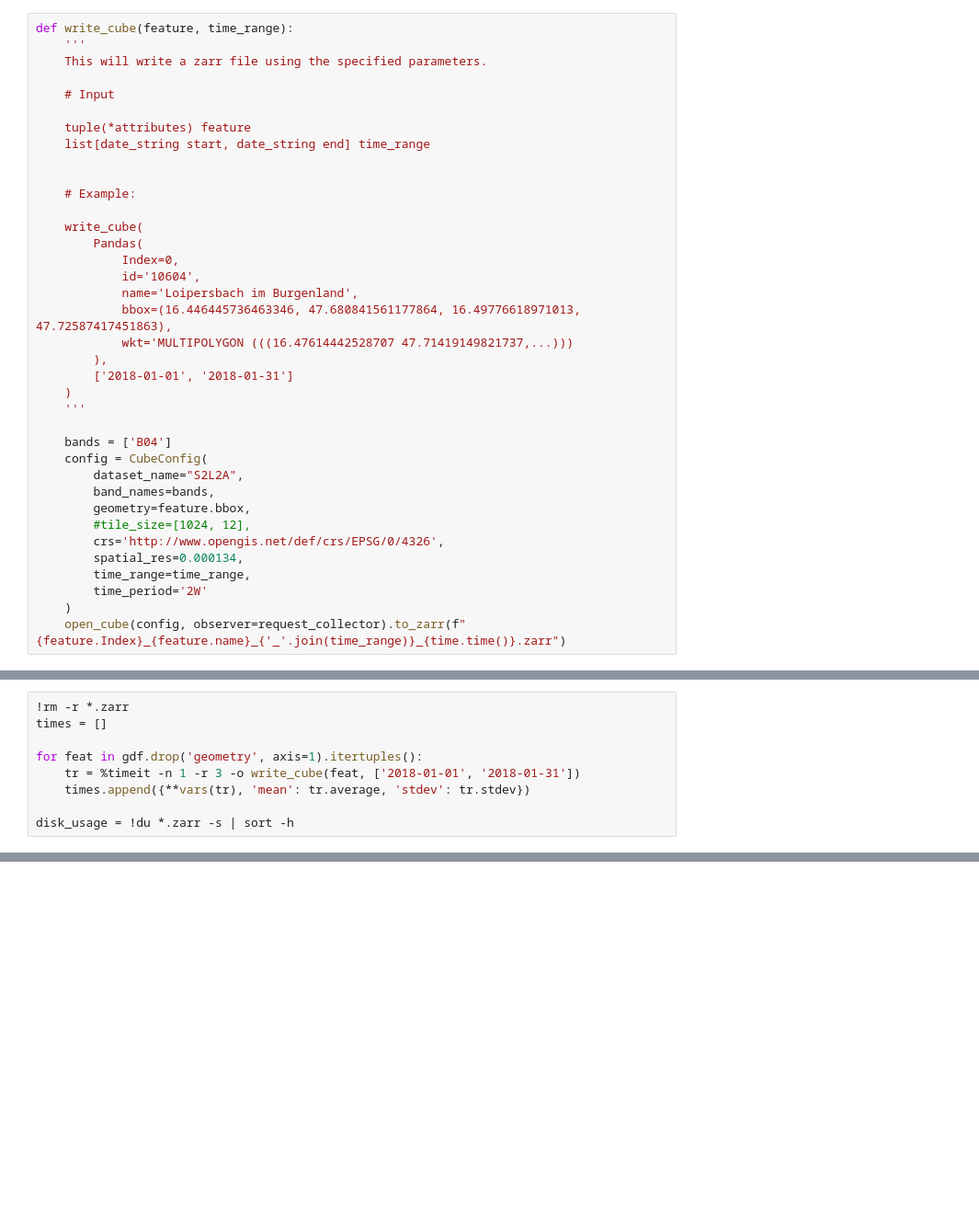
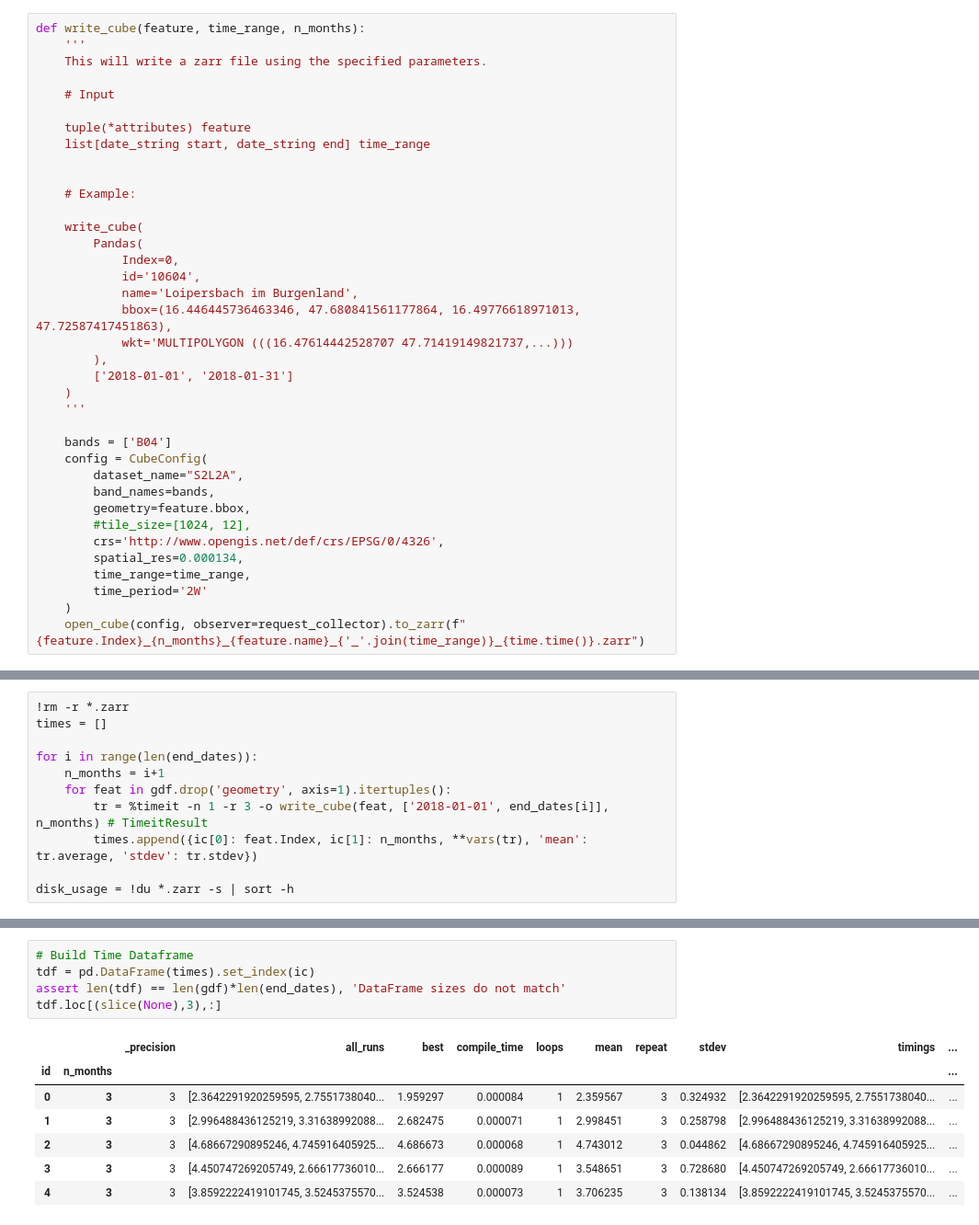
Before and after one commit to StefanBrand/masterdatacube, a Jupyter notebook: mdc_experiment.ipynb, the cells around one changed output, grey strips where cells are left out. Shown at 92% size. Saved outputs shown, nothing was run; the diff lists cells and outputs as text; blank space fills up the shorter version.

```diff
--- a/mdc_experiment.ipynb
+++ b/mdc_experiment.ipynb
@@ -34,5 +41,5 @@ gdf['area'] = pd.concat([area_25832,area_25833])
 # %%
-def write_cube(feature, time_range):
+def write_cube(feature, time_range, n_months):
     '''
     This will write a zarr file using the specified parameters.
 
@@ -67,4 +74,4 @@ def write_cube(feature, time_range):
         time_range=time_range,
         time_period='2W'
     )
-    open_cube(config, observer=request_collector).to_zarr(f"{feature.Index}_{feature.name}_{'_'.join(time_range)}_{time.time()}.zarr")
+    open_cube(config, observer=request_collector).to_zarr(f"{feature.Index}_{n_months}_{feature.name}_{'_'.join(time_range)}_{time.time()}.zarr")
@@ -72,9 +81,11 @@ def write_cube(feature, time_range):
 !rm -r *.zarr
 times = []
 
-for feat in gdf.drop('geometry', axis=1).itertuples():
-    tr = %timeit -n 1 -r 3 -o write_cube(feat, ['2018-01-01', '2018-01-31'])
-    times.append({**vars(tr), 'mean': tr.average, 'stdev': tr.stdev})
+for i in range(len(end_dates)):
+    n_months = i+1
+    for feat in gdf.drop('geometry', axis=1).itertuples():
+        tr = %timeit -n 1 -r 3 -o write_cube(feat, ['2018-01-01', end_dates[i]], n_months) # TimeitResult
+        times.append({ic[0]: feat.Index, ic[1]: n_months, **vars(tr), 'mean': tr.average, 'stdev': tr.stdev})
 
 disk_usage = !du *.zarr -s | sort -h
 # %% [output]
@@ -146,0 +142,13 @@ gdf
+# %%
+# Build Time Dataframe
+tdf = pd.DataFrame(times).set_index(ic)
+assert len(tdf) == len(gdf)*len(end_dates), 'DataFrame sizes do not match'
+tdf.loc[(slice(None),3),:]
+# %% [output]
+|  |  | _precision | all_runs | best | compile_time | loops | mean | repeat | stdev | timings | ... |
+| id | n_months |  |  |  |  |  |  |  |  |  | ... |
+| 0 | 3 | 3 | [2.3642291920259595, 2.7551738040... | 1.959297 | 0.000084 | 1 | 2.359567 | 3 | 0.324932 | [2.3642291920259595, 2.7551738040... | ... |
+| 1 | 3 | 3 | [2.996488436125219, 3.31638992088... | 2.682475 | 0.000071 | 1 | 2.998451 | 3 | 0.258798 | [2.996488436125219, 3.31638992088... | ... |
+| 2 | 3 | 3 | [4.68667290895246, 4.745916405925... | 4.686673 | 0.000068 | 1 | 4.743012 | 3 | 0.044862 | [4.68667290895246, 4.745916405925... | ... |
+| 3 | 3 | 3 | [4.450747269205749, 2.66617736010... | 2.666177 | 0.000089 | 1 | 3.548651 | 3 | 0.728680 | [4.450747269205749, 2.66617736010... | ... |
+| 4 | 3 | 3 | [3.8592222419101745, 3.5245375570... | 3.524538 | 0.000073 | 1 | 3.706235 | 3 | 0.138134 | [3.8592222419101745, 3.5245375570... | ... |
```
Also changed, not shown: parts of 18 cells of this notebook.
